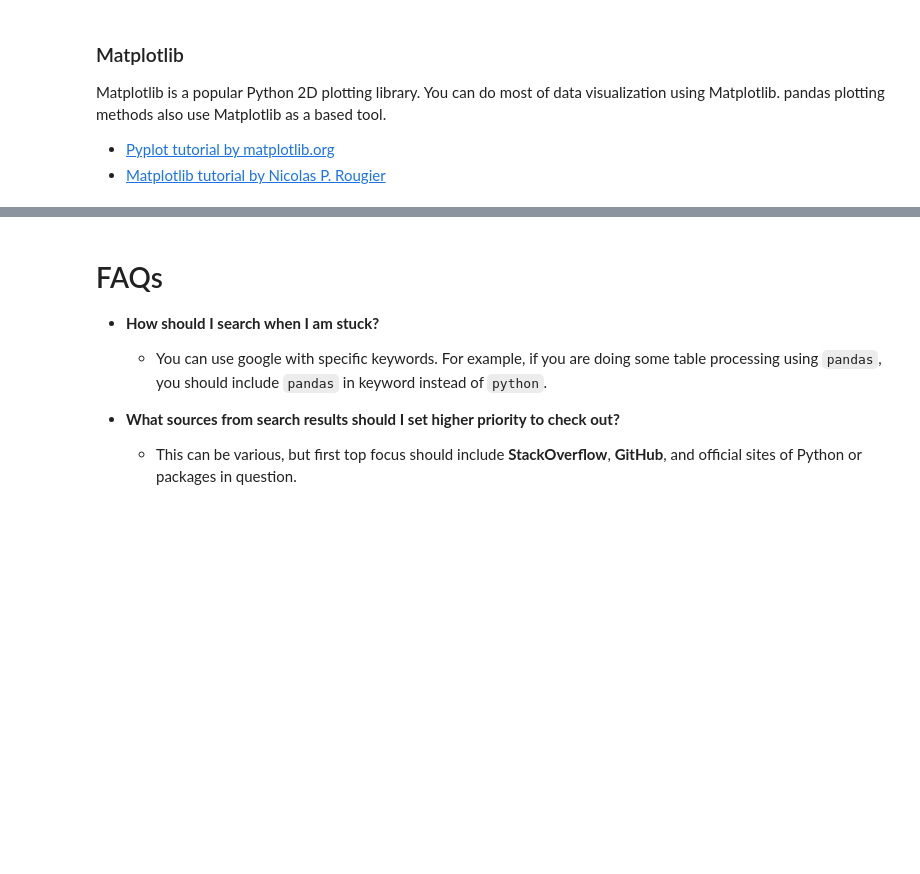
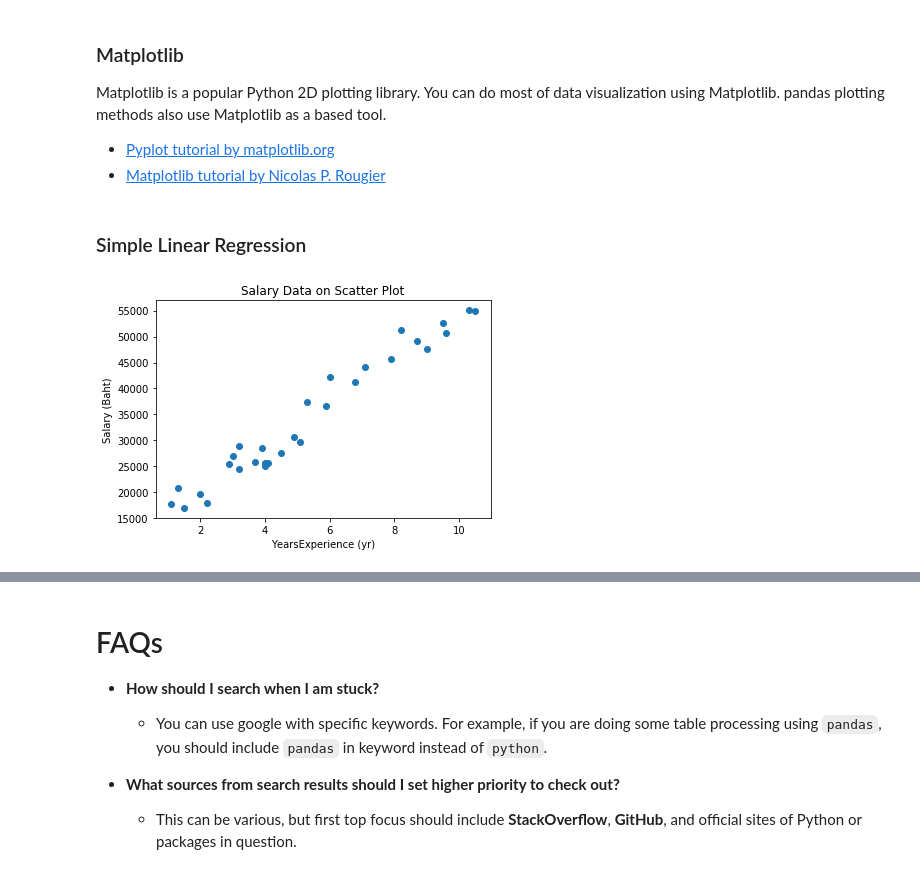
Before and after one commit to aimlabmu/labclass-v2, a Jupyter notebook: Introduction to Python.ipynb, the cells around one changed output, grey strips where cells are left out. Drawn from its saved outputs; the diff is of its cells as text; code cells hidden in the pictures; blank space fills up the shorter version.

```diff
--- a/Introduction to Python.ipynb
+++ b/Introduction to Python.ipynb
@@ -347,3 +347,23 @@ plt.figure()
 from skimage import data
 
 plt.imshow(data.chelsea())
+# %% [markdown]
+### Simple Linear Regression
+# %%
+import numpy as np
+import pandas as pd
+import matplotlib.pyplot as plt
+from scipy import stats
+import seaborn as sns
+# Importing the dataset
+df = pd.read_csv('./datasets/salary_data.csv')
+x = df['YearsExperience']
+y = df['Salary']*0.45
+
+plt.xlabel('YearsExperience (yr)')
+plt.ylabel('Salary (Baht)')
+plt.title('Salary Data on Scatter Plot')
+plt.scatter(x,y)
+plt.show()
+# %% [output]
+[figure, added]
```
Also changed, not shown: parts of 12 cells of this notebook, 5 other files.
